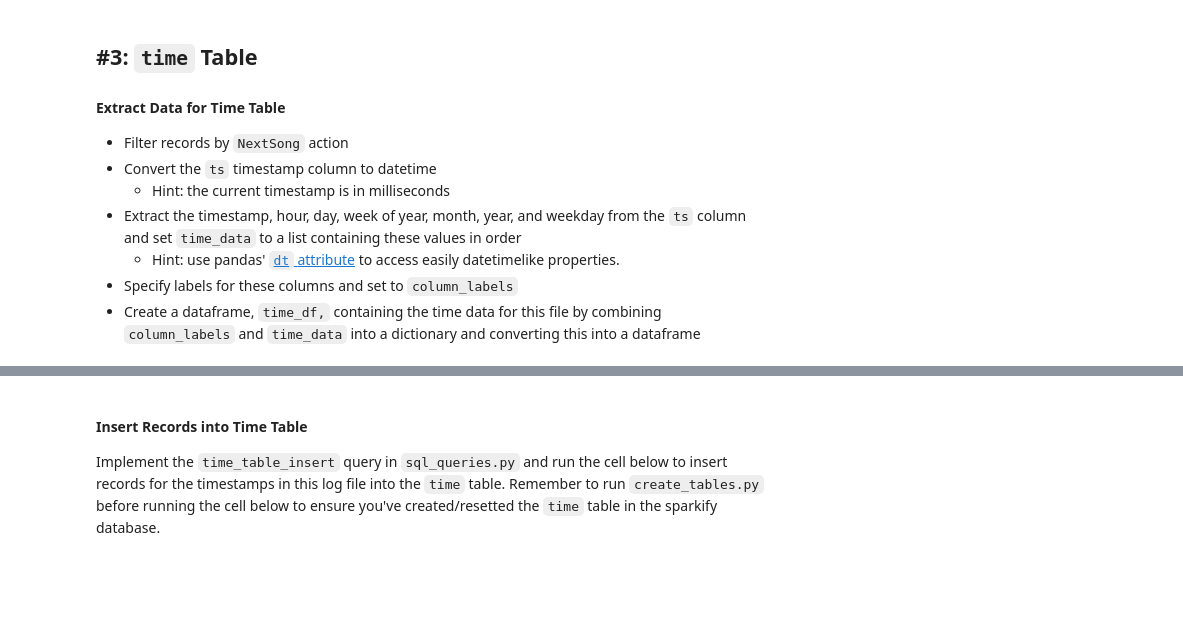
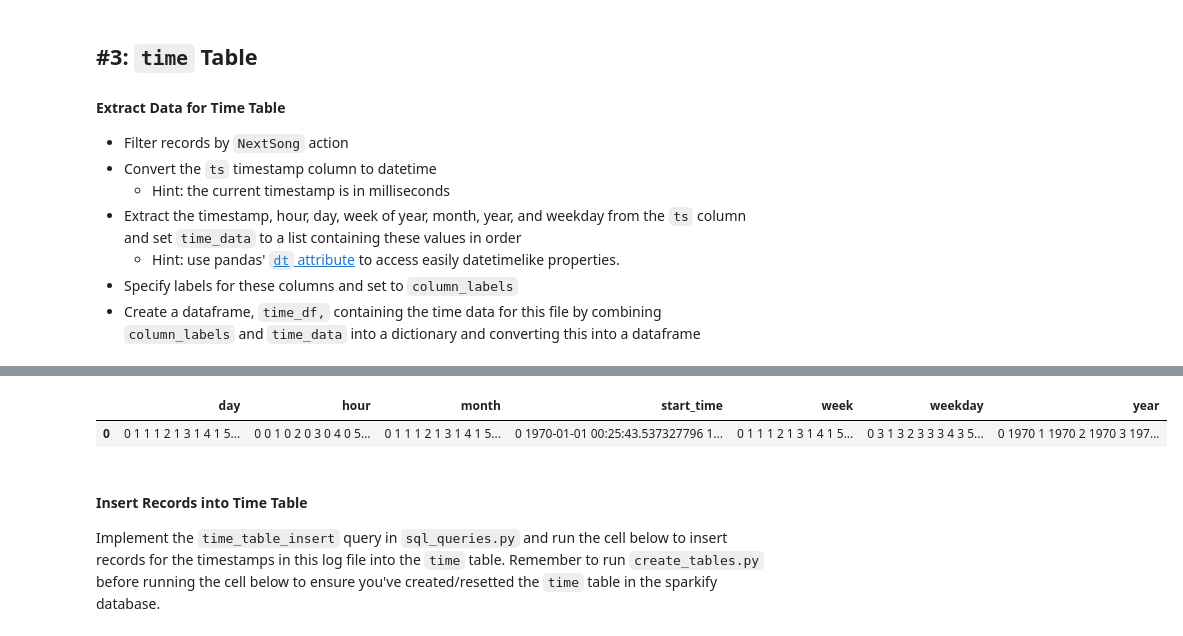
Before and after one commit to gavinpkeith/Udacity-Project, a Jupyter notebook: etl.ipynb, the cells around one changed output, grey strips where cells are left out. Drawn from its saved outputs; the diff is of its cells as text; code cells hidden in the pictures; blank space fills up the shorter version.

```diff
--- a/etl.ipynb
+++ b/etl.ipynb
@@ -113,3 +185,3 @@ df.head()
 # %%
-t =
+t = pd.to_datetime(df['ts'])
 t.head()
@@ -122,3 +195,20 @@ time_df.head()
+# %%
+time_data = t
+start_time = t
+hour = time_data.dt.hour
+day = time_data.dt.day
+week = time_data.dt.week
+month = time_data.dt.month
+year = time_data.dt.year
+weekday = time_data.dt.weekday
+column_labels = ['start_time', 'hour', 'day', 'week', 'month', 'year', 'weekday']
+# %%
+time_df = {"start_time": start_time, "hour": hour, "day": day, "week": week, "month": month, "year": year, "weekday": weekday}
+time_df = pd.DataFrame([time_df])
+time_df.head()
+# %% [output]
+|  | day | hour | month | start_time | week | weekday | year |
+| 0 | 0 1 1 1 2 1 3 1 4 1 5... | 0 0 1 0 2 0 3 0 4 0 5... | 0 1 1 1 2 1 3 1 4 1 5... | 0 1970-01-01 00:25:43.537327796 1... | 0 1 1 1 2 1 3 1 4 1 5... | 0 3 1 3 2 3 3 3 4 3 5... | 0 1970 1 1970 2 1970 3 197... |
 # %% [markdown]
 #### Insert Records into Time Table
 Implement the `time_table_insert` query in `sql_queries.py` and run the cell below to insert records for the timestamps in this log file into the `time` table. Remember to run `create_tables.py` before running the cell below to ensure you've created/resetted the `time` table in the sparkify database.
```
Also changed, not shown: parts of 18 cells of this notebook, 2 other files.
